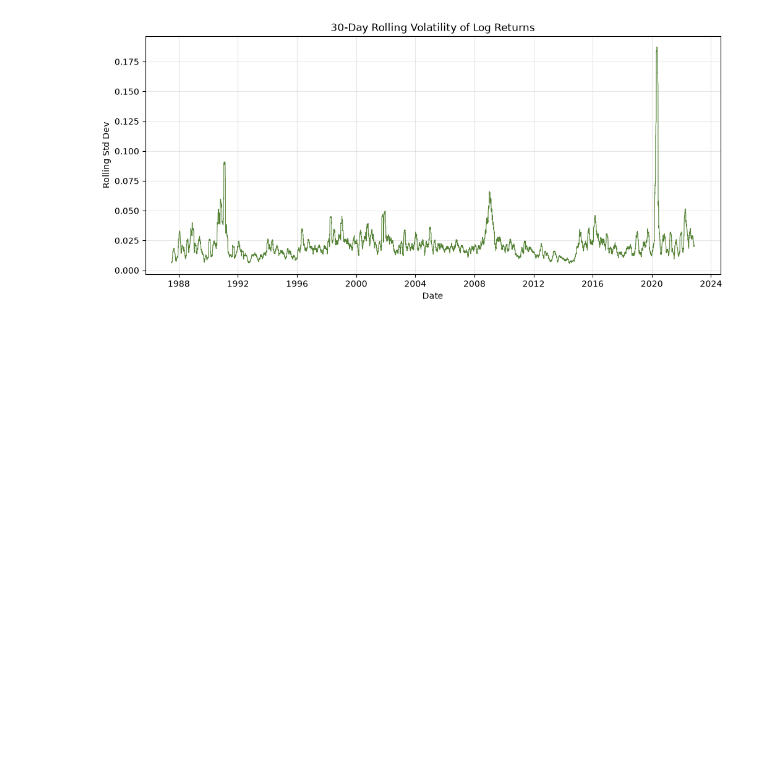
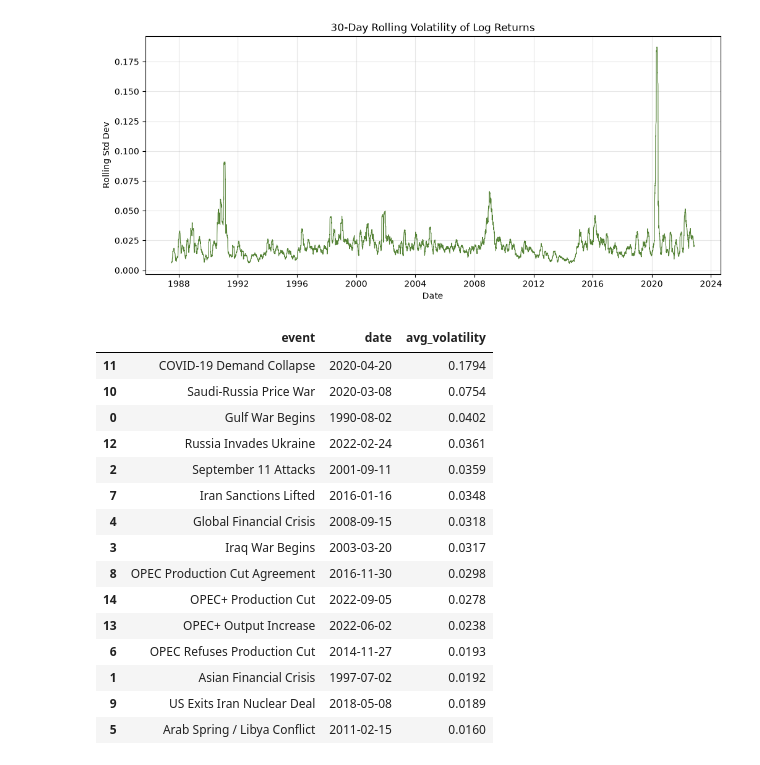
Before and after one commit to Sumeyahassen/brent-oil-change-point-analysis, a Jupyter notebook: backend/notebooks/eda_analysis.ipynb, the cells around one changed output. Drawn from its saved outputs; the diff is of its cells as text; code cells hidden in the pictures; blank space fills up the shorter version.

```diff
--- a/backend/notebooks/eda_analysis.ipynb
+++ b/backend/notebooks/eda_analysis.ipynb
@@ -118,3 +118,32 @@ plt.grid(alpha=0.3)
 plt.show()
 # %% [output]
 [figure]
+# %%
+window = 30
+results = []
+for _, event in events.iterrows():
+    mask = (prices_clean["Date"] >= event["event_date"]) & \
+           (prices_clean["Date"] <= event["event_date"] + pd.Timedelta(days=window))
+    avg_vol = prices_clean.loc[mask, "rolling_vol"].mean() # type: ignore
+    if pd.notna(avg_vol):
+        results.append({"event": event["event_name"], "date": event["event_date"].date(), "avg_volatility": round(avg_vol, 4)})
+
+vol_df = pd.DataFrame(results).sort_values("avg_volatility", ascending=False)
+vol_df
+# %% [output]
+|  | event | date | avg_volatility |
+| 11 | COVID-19 Demand Collapse | 2020-04-20 | 0.1794 |
+| 10 | Saudi-Russia Price War | 2020-03-08 | 0.0754 |
+| 0 | Gulf War Begins | 1990-08-02 | 0.0402 |
+| 12 | Russia Invades Ukraine | 2022-02-24 | 0.0361 |
+| 2 | September 11 Attacks | 2001-09-11 | 0.0359 |
+| 7 | Iran Sanctions Lifted | 2016-01-16 | 0.0348 |
+| 4 | Global Financial Crisis | 2008-09-15 | 0.0318 |
+| 3 | Iraq War Begins | 2003-03-20 | 0.0317 |
+| 8 | OPEC Production Cut Agreement | 2016-11-30 | 0.0298 |
+| 14 | OPEC+ Production Cut | 2022-09-05 | 0.0278 |
+| 13 | OPEC+ Output Increase | 2022-06-02 | 0.0238 |
+| 6 | OPEC Refuses Production Cut | 2014-11-27 | 0.0193 |
+| 1 | Asian Financial Crisis | 1997-07-02 | 0.0192 |
+| 9 | US Exits Iran Nuclear Deal | 2018-05-08 | 0.0189 |
+| 5 | Arab Spring / Libya Conflict | 2011-02-15 | 0.0160 |
```
